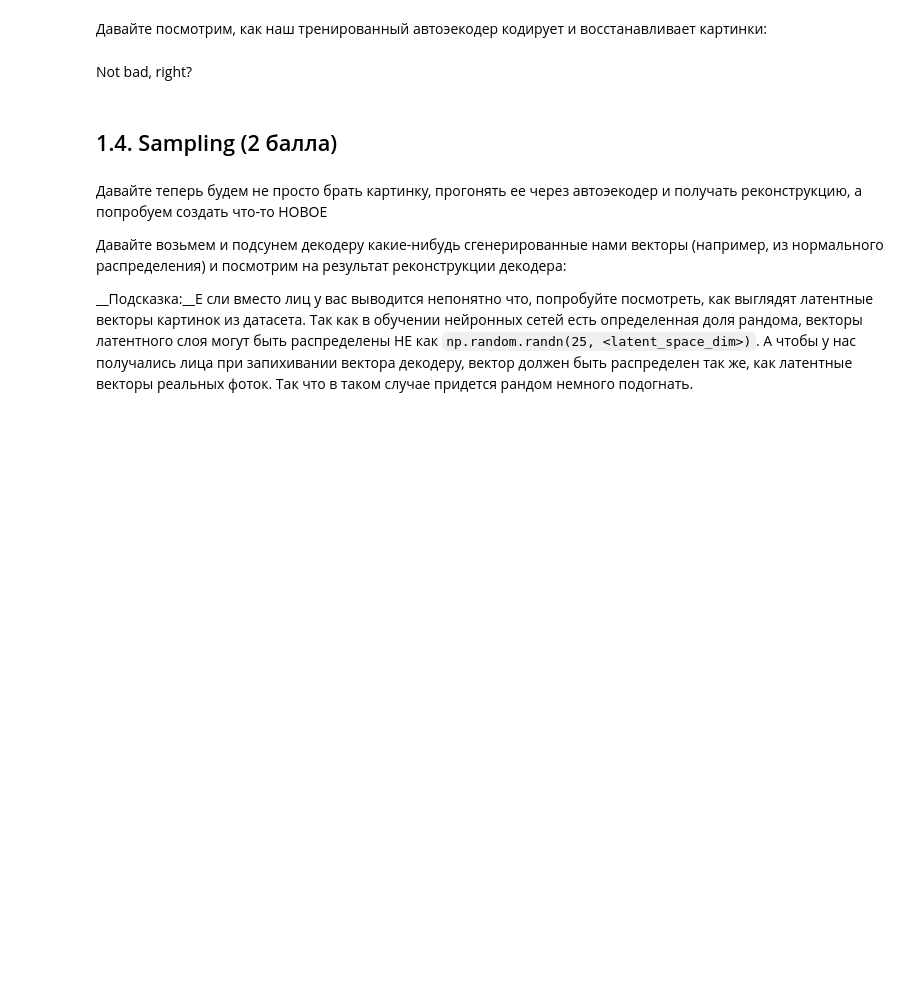
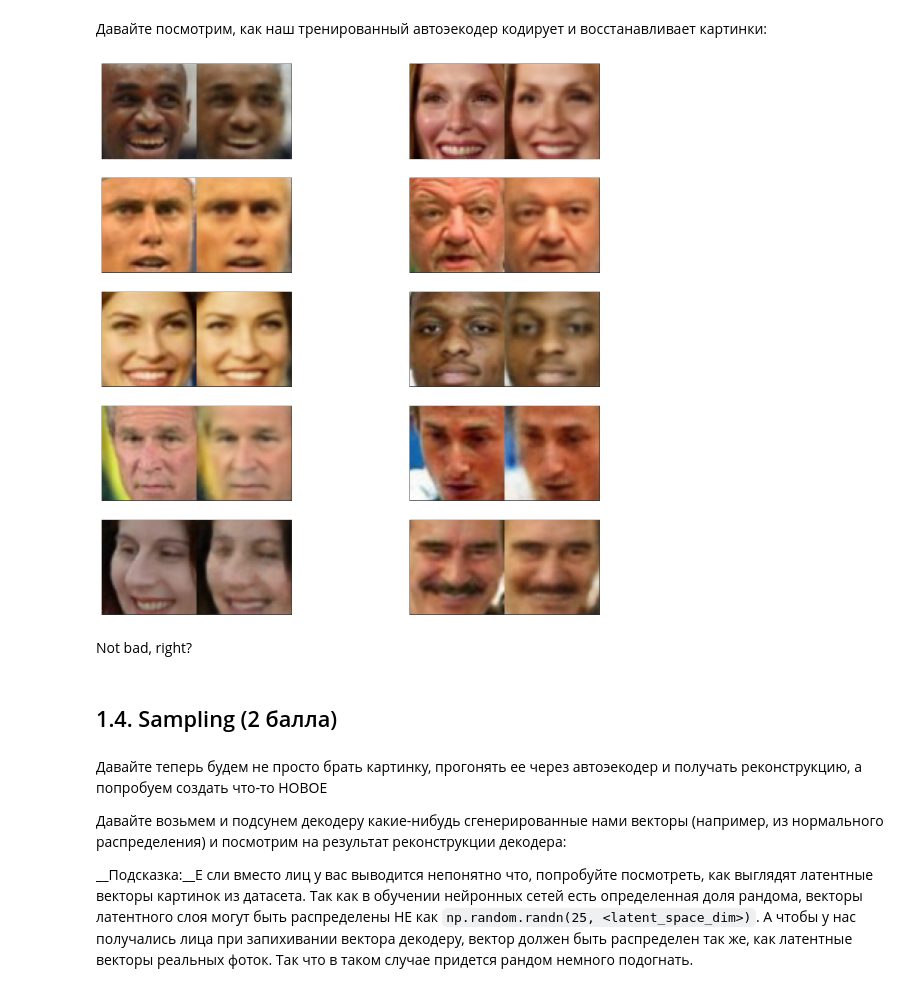
Before and after one commit to TheSameMan/Deep-Learning-1-2021-, a Jupyter notebook: Генеративные модели и автоэнкодеры/[homework]autoencoders.ipynb, the cells around one changed output. Saved outputs shown, nothing was run; the diff lists cells and outputs as text; code cells hidden in the pictures; blank space fills up the shorter version.

```diff
--- a/Генеративные модели и автоэнкодеры/[homework]autoencoders.ipynb
+++ b/Генеративные модели и автоэнкодеры/[homework]autoencoders.ipynb
@@ -134,3 +302,15 @@ optimizer = <Ваш любимый оптимизатор>
+# %%
+img1 = next(iter(loader['valid']))
+img2 = autoencoder(img1.float().to(device))[0].cpu().detach()
+
+n = 10
+fig = plt.figure(figsize=(20, 20))
+for idx in range(n):
+    ax = fig.add_subplot(n/2, 2, idx+1, xticks=[], yticks=[])
+    plt.imshow(torch.hstack([np.transpose(img1[idx], (1, 2, 0)),
+                             np.transpose(img2[idx], (1, 2, 0))]))
+# %% [output]
+[figure, added]
 # %% [markdown]
 Not bad, right?
 # %% [markdown]
```
Also changed, not shown: parts of 55 cells of this notebook.
